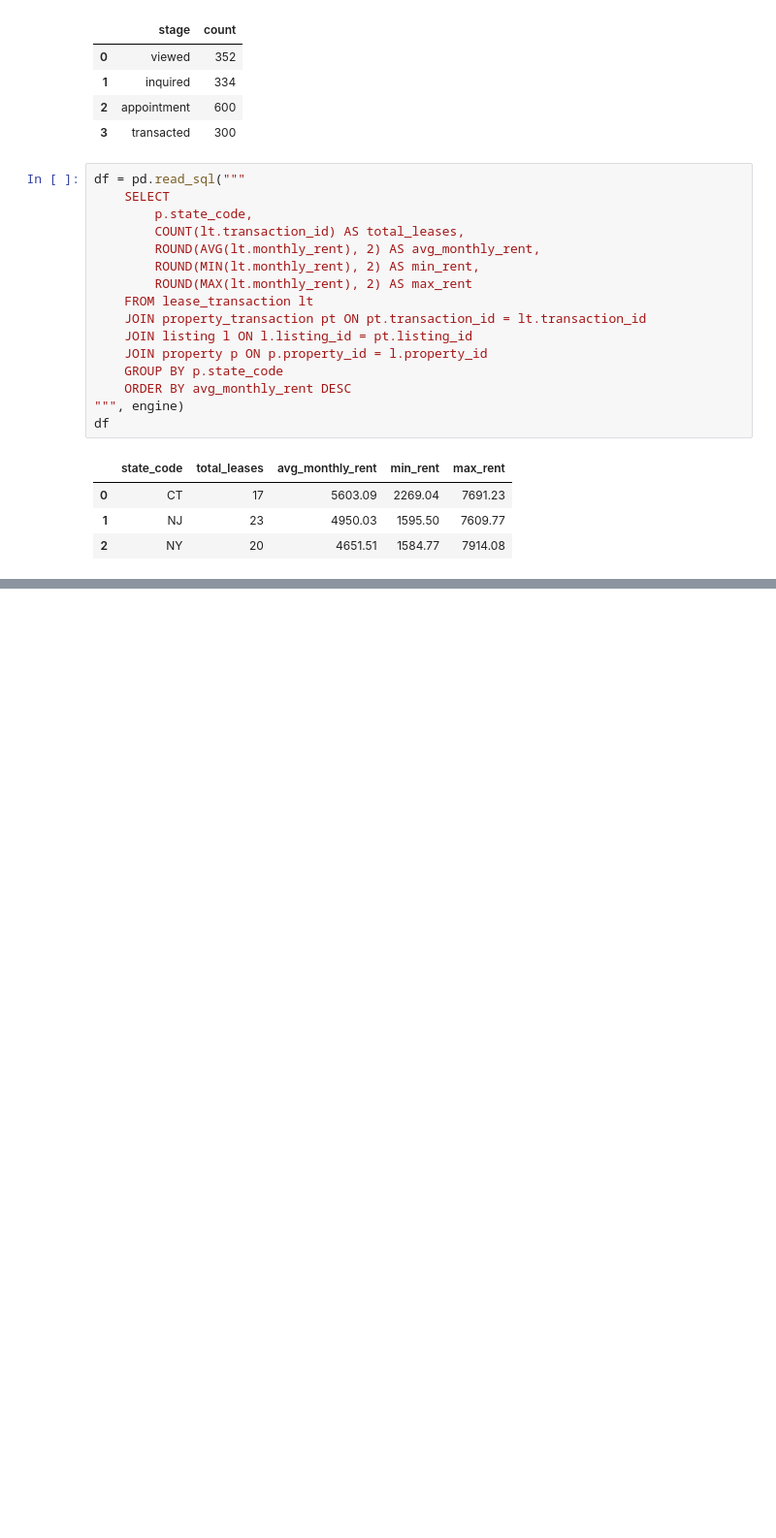
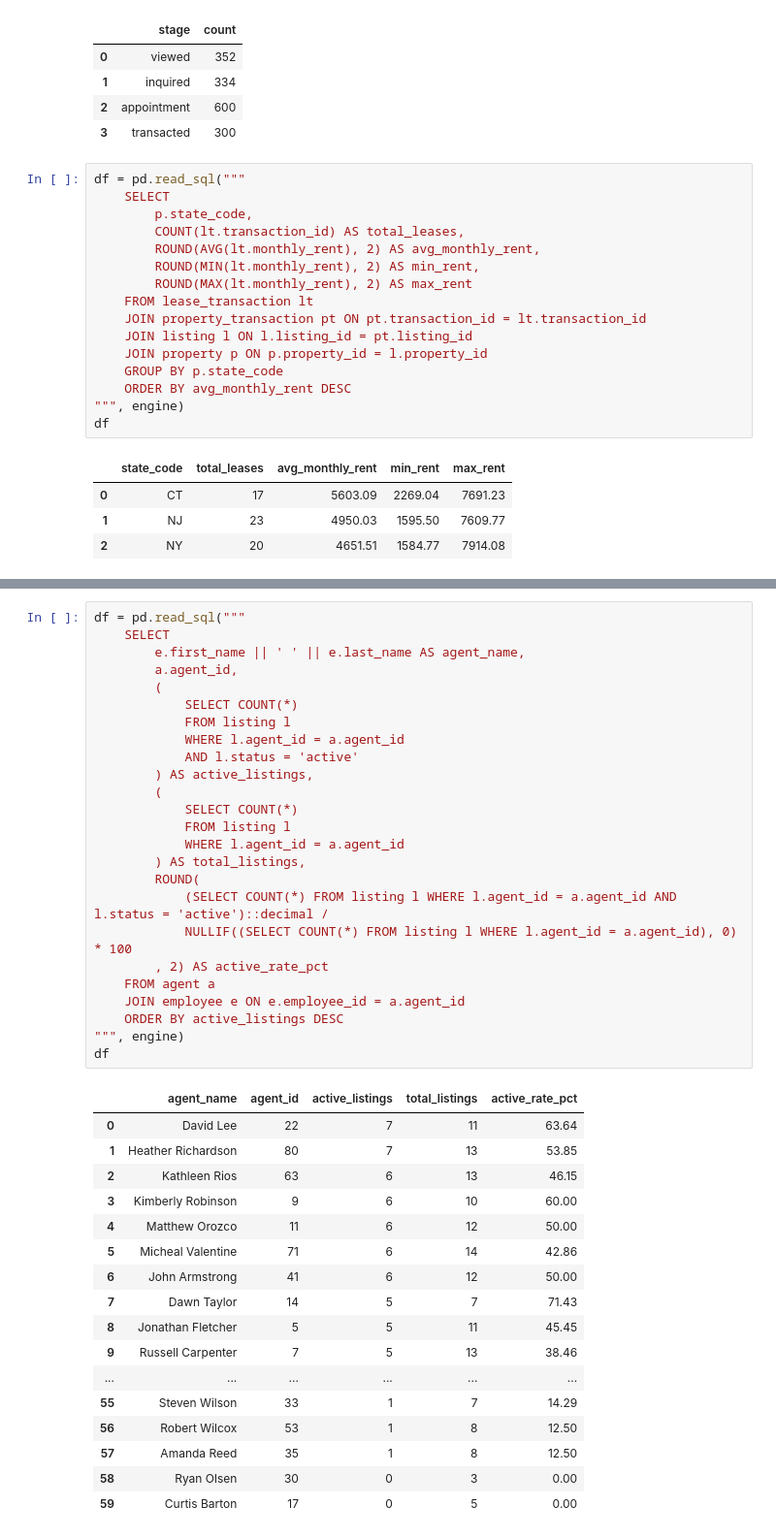
Before and after one commit to jamesgao0528/dream-homes-nyc, a Jupyter notebook: 03_queries.ipynb, the cells around one changed output, grey strips where cells are left out. Shown at 97% size. Saved outputs shown, nothing was run; the diff lists cells and outputs as text; blank space fills up the shorter version.

```diff
--- a/03_queries.ipynb
+++ b/03_queries.ipynb
@@ -131,0 +261,43 @@ df
+# %%
+df = pd.read_sql("""
+    SELECT
+        e.first_name || ' ' || e.last_name AS agent_name,
+        a.agent_id,
+        (
+            SELECT COUNT(*)
+            FROM listing l
+            WHERE l.agent_id = a.agent_id
+            AND l.status = 'active'
+        ) AS active_listings,
+        (
+            SELECT COUNT(*)
+            FROM listing l
+            WHERE l.agent_id = a.agent_id
+        ) AS total_listings,
+        ROUND(
+            (SELECT COUNT(*) FROM listing l WHERE l.agent_id = a.agent_id AND l.status = 'active')::decimal /
+            NULLIF((SELECT COUNT(*) FROM listing l WHERE l.agent_id = a.agent_id), 0) * 100
+        , 2) AS active_rate_pct
+    FROM agent a
+    JOIN employee e ON e.employee_id = a.agent_id
+    ORDER BY active_listings DESC
+""", engine)
+df
+# %% [output]
+|  | agent_name | agent_id | active_listings | total_listings | active_rate_pct |
+| 0 | David Lee | 22 | 7 | 11 | 63.64 |
+| 1 | Heather Richardson | 80 | 7 | 13 | 53.85 |
+| 2 | Kathleen Rios | 63 | 6 | 13 | 46.15 |
+| 3 | Kimberly Robinson | 9 | 6 | 10 | 60.00 |
+| 4 | Matthew Orozco | 11 | 6 | 12 | 50.00 |
+| 5 | Micheal Valentine | 71 | 6 | 14 | 42.86 |
+| 6 | John Armstrong | 41 | 6 | 12 | 50.00 |
+| 7 | Dawn Taylor | 14 | 5 | 7 | 71.43 |
+| 8 | Jonathan Fletcher | 5 | 5 | 11 | 45.45 |
+| 9 | Russell Carpenter | 7 | 5 | 13 | 38.46 |
+| ... | ... | ... | ... | ... | ... |
+| 55 | Steven Wilson | 33 | 1 | 7 | 14.29 |
+| 56 | Robert Wilcox | 53 | 1 | 8 | 12.50 |
+| 57 | Amanda Reed | 35 | 1 | 8 | 12.50 |
+| 58 | Ryan Olsen | 30 | 0 | 3 | 0.00 |
+| 59 | Curtis Barton | 17 | 0 | 5 | 0.00 |
```
Also changed, not shown: parts of 6 cells of this notebook.
